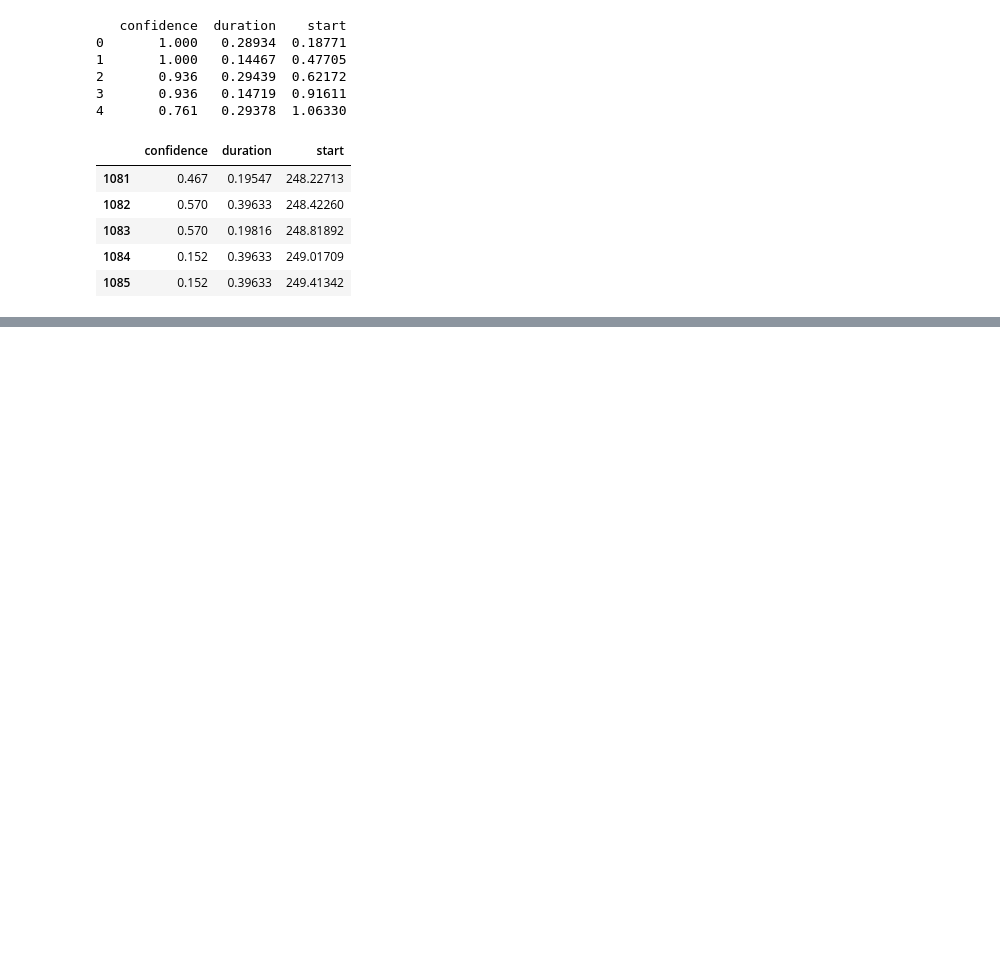
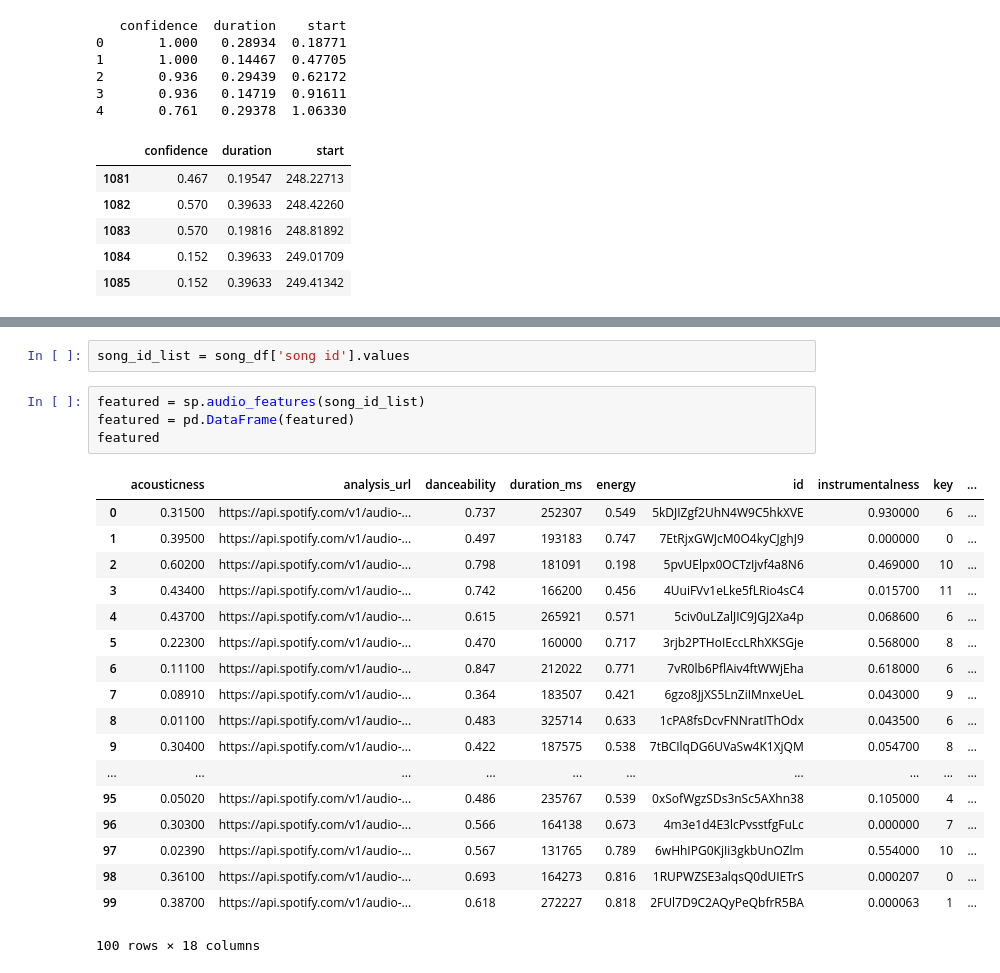
Before and after one commit to Chief-Dom/Spotify_FTB, a Jupyter notebook: api_architecture.ipynb, the cells around one changed output, grey strips where cells are left out. Saved outputs shown, nothing was run; the diff lists cells and outputs as text; blank space fills up the shorter version.

```diff
--- a/api_architecture.ipynb
+++ b/api_architecture.ipynb
@@ -340,0 +337,25 @@ ValueError: Shape of passed values is (5, 135), indices imply (5, 5)
+# %%
+song_id_list = song_df['song id'].values
+# %%
+featured = sp.audio_features(song_id_list)
+featured = pd.DataFrame(featured)
+featured
+# %% [output]
+|  | acousticness | analysis_url | danceability | duration_ms | energy | id | instrumentalness | key | ... |
+| 0 | 0.31500 | https://api.spotify.com/v1/audio-... | 0.737 | 252307 | 0.549 | 5kDJIZgf2UhN4W9C5hkXVE | 0.930000 | 6 | ... |
+| 1 | 0.39500 | https://api.spotify.com/v1/audio-... | 0.497 | 193183 | 0.747 | 7EtRjxGWJcM0O4kyCJghJ9 | 0.000000 | 0 | ... |
+| 2 | 0.60200 | https://api.spotify.com/v1/audio-... | 0.798 | 181091 | 0.198 | 5pvUElpx0OCTzIjvf4a8N6 | 0.469000 | 10 | ... |
+| 3 | 0.43400 | https://api.spotify.com/v1/audio-... | 0.742 | 166200 | 0.456 | 4UuiFVv1eLke5fLRio4sC4 | 0.015700 | 11 | ... |
+| 4 | 0.43700 | https://api.spotify.com/v1/audio-... | 0.615 | 265921 | 0.571 | 5civ0uLZalJIC9JGJ2Xa4p | 0.068600 | 6 | ... |
+| 5 | 0.22300 | https://api.spotify.com/v1/audio-... | 0.470 | 160000 | 0.717 | 3rjb2PTHoIEccLRhXKSGje | 0.568000 | 8 | ... |
+| 6 | 0.11100 | https://api.spotify.com/v1/audio-... | 0.847 | 212022 | 0.771 | 7vR0lb6PflAiv4ftWWjEha | 0.618000 | 6 | ... |
+| 7 | 0.08910 | https://api.spotify.com/v1/audio-... | 0.364 | 183507 | 0.421 | 6gzo8JjXS5LnZiIMnxeUeL | 0.043000 | 9 | ... |
+| 8 | 0.01100 | https://api.spotify.com/v1/audio-... | 0.483 | 325714 | 0.633 | 1cPA8fsDcvFNNratIThOdx | 0.043500 | 6 | ... |
+| 9 | 0.30400 | https://api.spotify.com/v1/audio-... | 0.422 | 187575 | 0.538 | 7tBCIlqDG6UVaSw4K1XjQM | 0.054700 | 8 | ... |
+| ... | ... | ... | ... | ... | ... | ... | ... | ... | ... |
+| 95 | 0.05020 | https://api.spotify.com/v1/audio-... | 0.486 | 235767 | 0.539 | 0xSofWgzSDs3nSc5AXhn38 | 0.105000 | 4 | ... |
+| 96 | 0.30300 | https://api.spotify.com/v1/audio-... | 0.566 | 164138 | 0.673 | 4m3e1d4E3lcPvsstfgFuLc | 0.000000 | 7 | ... |
+| 97 | 0.02390 | https://api.spotify.com/v1/audio-... | 0.567 | 131765 | 0.789 | 6wHhIPG0KjIi3gkbUnOZlm | 0.554000 | 10 | ... |
+| 98 | 0.36100 | https://api.spotify.com/v1/audio-... | 0.693 | 164273 | 0.816 | 1RUPWZSE3alqsQ0dUIETrS | 0.000207 | 0 | ... |
+| 99 | 0.38700 | https://api.spotify.com/v1/audio-... | 0.618 | 272227 | 0.818 | 2FUl7D9C2AQyPeQbfrR5BA | 0.000063 | 1 | ... |
+100 rows × 18 columns
```
Also changed, not shown: parts of 21 cells of this notebook, 1 other file.
